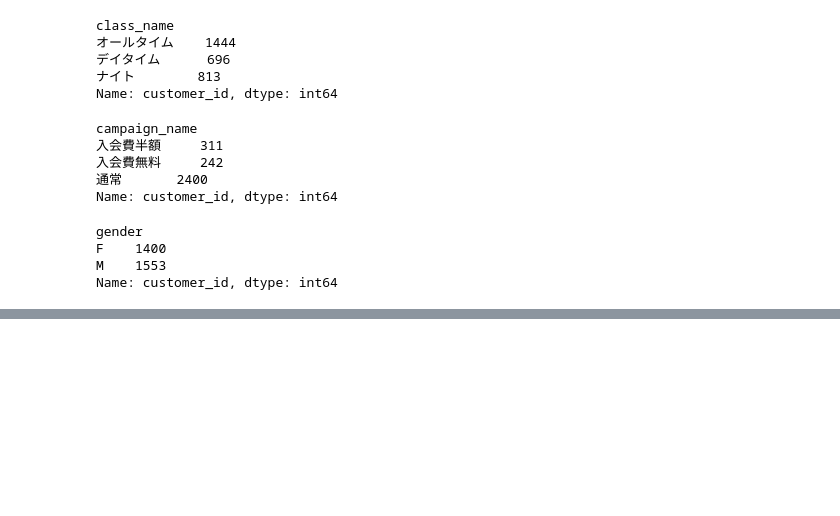
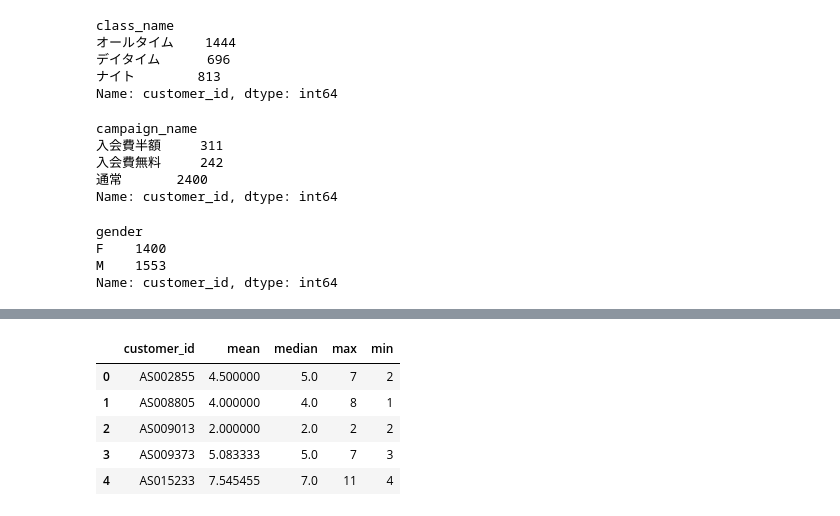
Before and after one commit to matsunori39/Python_Practical_Data_Analysis_100_Knocks, a Jupyter notebook: Python_Practical_Data_Analysis_100_Knocks.ipynb, the cells around one changed output, grey strips where cells are left out. Saved outputs shown, nothing was run; the diff lists cells and outputs as text; code cells hidden in the pictures; blank space fills up the shorter version.

```diff
--- a/Python_Practical_Data_Analysis_100_Knocks.ipynb
+++ b/Python_Practical_Data_Analysis_100_Knocks.ipynb
@@ -878,0 +599,7 @@ Name: customer_id, dtype: int64
+# %%
+uselog.usedate = pd.to_datetime(uselog.usedate)
+uselog["年月"] = uselog.usedate.dt.strftime("%Y%m")
+uselog_months = uselog.groupby(["年月", "customer_id"], as_index=False).count()
+uselog_months.rename(columns={"log_id":"count"}, inplace=True)
+del uselog_months["usedate"]
+uselog_months.head()
@@ -878,0 +613,11 @@ Name: customer_id, dtype: int64
+# %%
+uselog_customer = uselog_months.groupby("customer_id").agg(["mean", "median", "max", "min"])["count"]
+uselog_customer = uselog_customer.reset_index(drop=False)
+uselog_customer.head()
+# %% [output]
+|  | customer_id | mean | median | max | min |
+| 0 | AS002855 | 4.500000 | 5.0 | 7 | 2 |
+| 1 | AS008805 | 4.000000 | 4.0 | 8 | 1 |
+| 2 | AS009013 | 2.000000 | 2.0 | 2 | 2 |
+| 3 | AS009373 | 5.083333 | 5.0 | 7 | 3 |
+| 4 | AS015233 | 7.545455 | 7.0 | 11 | 4 |
```
Also changed, not shown: parts of 32 cells of this notebook.
